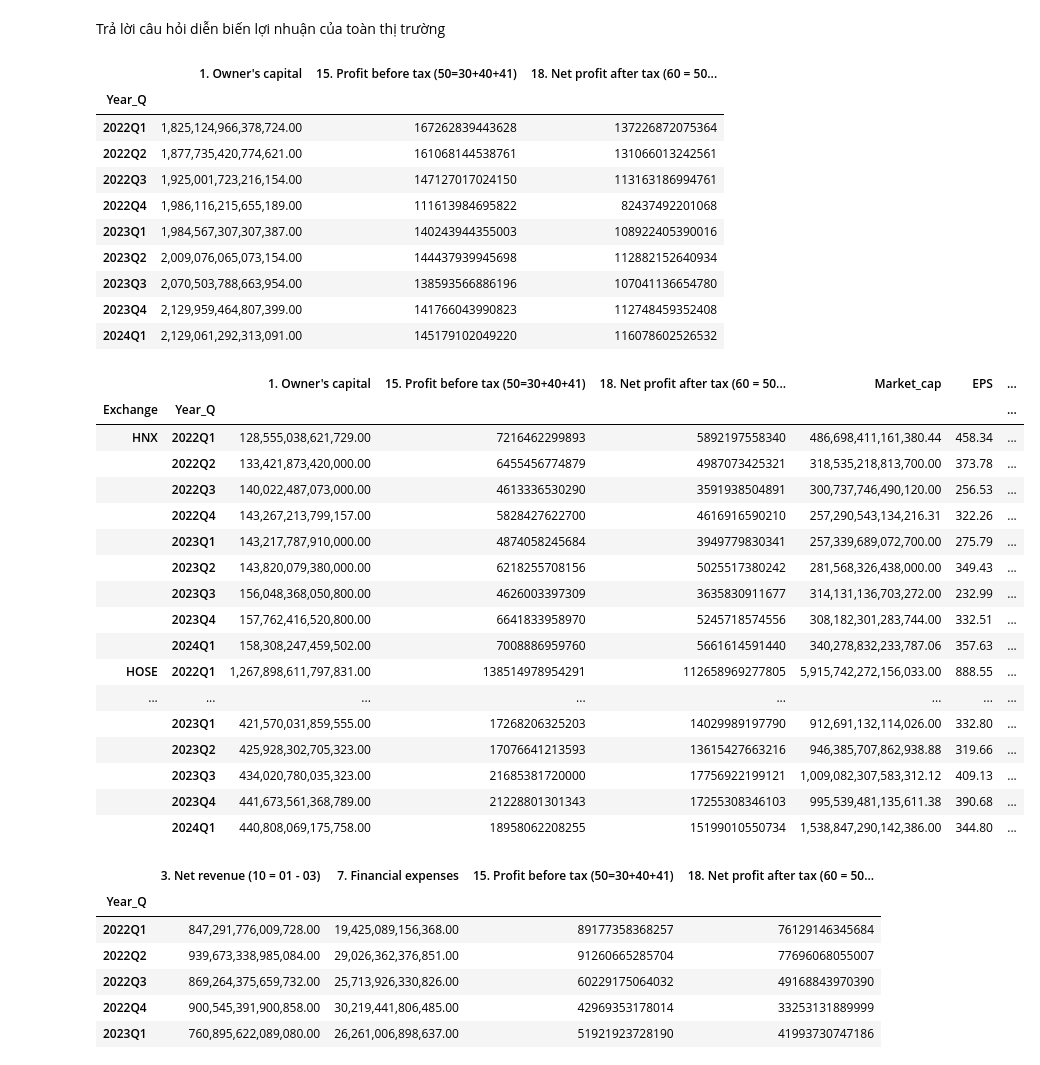
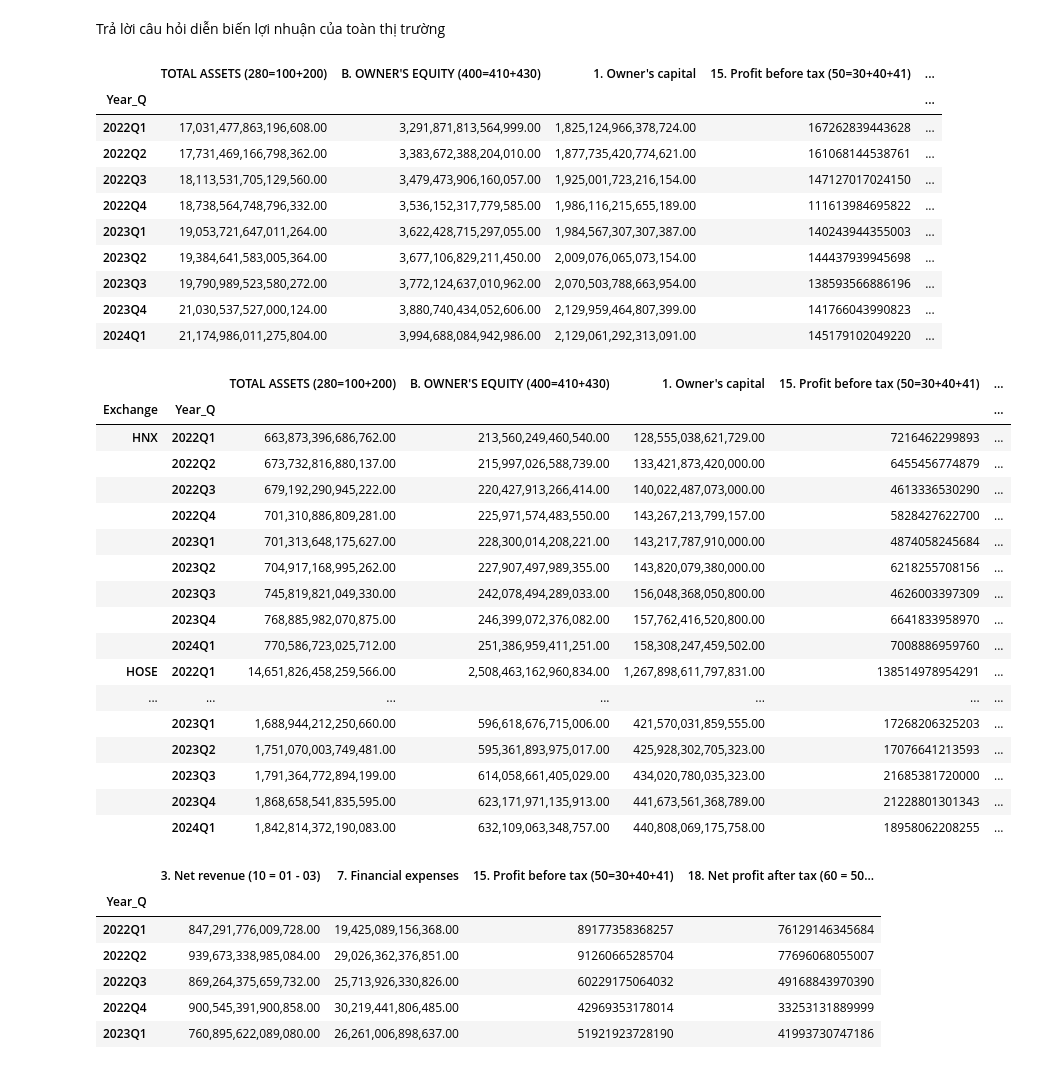
Before and after one commit to mrtotet/Statement_analyst_all_3, a Jupyter notebook: notebooks/data_from_vietstock/analyst.ipynb, the cells around one changed output. Drawn from its saved outputs; the diff is of its cells as text; code cells hidden in the pictures.

```diff
--- a/notebooks/data_from_vietstock/analyst.ipynb
+++ b/notebooks/data_from_vietstock/analyst.ipynb
@@ -15,47 +15,52 @@ BCTC_none_bds_airline_bank = pd.read_excel(file_BCTC_none_bds_airline_bank,sheet
 # %% [markdown]
 Trả lời câu hỏi diễn biến lợi nhuận của toàn thị trường
 # %%
-BCTC.groupby(['Year_Q'])[["1. Owner's capital ",'15. Profit before tax (50=30+40+41)','18. Net profit after tax  (60 = 50 - 51 - 52)']].sum()
+BCTC.groupby(['Year_Q'])[["TOTAL ASSETS (280=100+200)","B. OWNER'S EQUITY (400=410+430)","1. Owner's capital ",'15. Profit before tax (50=30+40+41)','18. Net profit after tax  (60 = 50 - 51 - 52)']].sum()
 # %% [output]
-|  | 1. Owner's capital | 15. Profit before tax (50=30+40+41) | 18. Net profit after tax (60 = 50... |
-| Year_Q |  |  |  |
-| 2022Q1 | 1,825,124,966,378,724.00 | 167262839443628 | 137226872075364 |
-| 2022Q2 | 1,877,735,420,774,621.00 | 161068144538761 | 131066013242561 |
-| 2022Q3 | 1,925,001,723,216,154.00 | 147127017024150 | 113163186994761 |
-| 2022Q4 | 1,986,116,215,655,189.00 | 111613984695822 | 82437492201068 |
-| 2023Q1 | 1,984,567,307,307,387.00 | 140243944355003 | 108922405390016 |
-| 2023Q2 | 2,009,076,065,073,154.00 | 144437939945698 | 112882152640934 |
-| 2023Q3 | 2,070,503,788,663,954.00 | 138593566886196 | 107041136654780 |
-| 2023Q4 | 2,129,959,464,807,399.00 | 141766043990823 | 112748459352408 |
-| 2024Q1 | 2,129,061,292,313,091.00 | 145179102049220 | 116078602526532 |
+|  | TOTAL ASSETS (280=100+200) | B. OWNER'S EQUITY (400=410+430) | 1. Owner's capital | 15. Profit before tax (50=30+40+41) | ... |
+| Year_Q |  |  |  |  | ... |
+| 2022Q1 | 17,031,477,863,196,608.00 | 3,291,871,813,564,999.00 | 1,825,124,966,378,724.00 | 167262839443628 | ... |
+| 2022Q2 | 17,731,469,166,798,362.00 | 3,383,672,388,204,010.00 | 1,877,735,420,774,621.00 | 161068144538761 | ... |
+| 2022Q3 | 18,113,531,705,129,560.00 | 3,479,473,906,160,057.00 | 1,925,001,723,216,154.00 | 147127017024150 | ... |
+| 2022Q4 | 18,738,564,748,796,332.00 | 3,536,152,317,779,585.00 | 1,986,116,215,655,189.00 | 111613984695822 | ... |
+| 2023Q1 | 19,053,721,647,011,264.00 | 3,622,428,715,297,055.00 | 1,984,567,307,307,387.00 | 140243944355003 | ... |
+| 2023Q2 | 19,384,641,583,005,364.00 | 3,677,106,829,211,450.00 | 2,009,076,065,073,154.00 | 144437939945698 | ... |
+| 2023Q3 | 19,790,989,523,580,272.00 | 3,772,124,637,010,962.00 | 2,070,503,788,663,954.00 | 138593566886196 | ... |
+| 2023Q4 | 21,030,537,527,000,124.00 | 3,880,740,434,052,606.00 | 2,129,959,464,807,399.00 | 141766043990823 | ... |
+| 2024Q1 | 21,174,986,011,275,804.00 | 3,994,688,084,942,986.00 | 2,129,061,292,313,091.00 | 145179102049220 | ... |
 # %%
 BCTC['Market_cap'] = BCTC["1. Owner's capital "]*BCTC['Close Price End of period']/10000
-Exchange_BCTC = BCTC.groupby(['Exchange','Year_Q'])[["1. Owner's capital ",'15. Profit before tax (50=30+40+41)','18. Net profit after tax  (60 = 50 - 51 - 52)','Market_cap']].sum()
+Exchange_BCTC = BCTC.groupby(['Exchange','Year_Q'])[["TOTAL ASSETS (280=100+200)","B. OWNER'S EQUITY (400=410+430)","1. Owner's capital ",'15. Profit before tax (50=30+40+41)','18. Net profit after tax  (60 = 50 - 51 - 52)','Market_cap']].sum()
 Exchange_BCTC['EPS'] = Exchange_BCTC['18. Net profit after tax  (60 = 50 - 51 - 52)']/(Exchange_BCTC["1. Owner's capital "]/10000)
 Exchange_BCTC['PE_quarter'] = Exchange_BCTC['Market_cap']/(Exchange_BCTC['18. Net profit after tax  (60 = 50 - 51 - 52)'])
 Exchange_BCTC['Rolling_Profit_4Q'] = Exchange_BCTC.groupby('Exchange')['18. Net profit after tax  (60 = 50 - 51 - 52)'].rolling(4).sum().reset_index(level=0, drop=True)
+Exchange_BCTC['Last_Year_Rolling_Profit_4Q'] = Exchange_BCTC.groupby(['Exchange'])['Rolling_Profit_4Q'].shift(4)  #lay loi nhuan rolling  cung ky nam truoc
+Exchange_BCTC['YoY_Growth_Rolling_Profit_4Q'] = (Exchange_BCTC['Rolling_Profit_4Q']/Exchange_BCTC['Last_Year_Rolling_Profit_4Q']-1)*100
+Exchange_BCTC['ROE(%)'] = Exchange_BCTC['Rolling_Profit_4Q']*100/Exchange_BCTC["1. Owner's capital "]
+Exchange_BCTC['ROA(%)'] = Exchange_BCTC['Rolling_Profit_4Q']*100/Exchange_BCTC["TOTAL ASSETS (280=100+200)"]
+Exchange_BCTC["Leverage"] = Exchange_BCTC["TOTAL ASSETS (280=100+200)"]/Exchange_BCTC["B. OWNER'S EQUITY (400=410+430)"]
 Exchange_BCTC['Rolling_EPS_4Q'] = Exchange_BCTC.groupby('Exchange')['EPS'].rolling(4).sum().reset_index(level=0, drop=True)
 Exchange_BCTC['Rolling_PE_4Q'] = Exchange_BCTC['Market_cap']/Exchange_BCTC['Rolling_Profit_4Q']
 Exchange_BCTC
 # %% [output]
-|  |  | 1. Owner's capital | 15. Profit before tax (50=30+40+41) | 18. Net profit after tax (60 = 50... | Market_cap | EPS | ... |
-| Exchange | Year_Q |  |  |  |  |  | ... |
-| HNX | 2022Q1 | 128,555,038,621,729.00 | 7216462299893 | 5892197558340 | 486,698,411,161,380.44 | 458.34 | ... |
-|  | 2022Q2 | 133,421,873,420,000.00 | 6455456774879 | 4987073425321 | 318,535,218,813,700.00 | 373.78 | ... |
-|  | 2022Q3 | 140,022,487,073,000.00 | 4613336530290 | 3591938504891 | 300,737,746,490,120.00 | 256.53 | ... |
-|  | 2022Q4 | 143,267,213,799,157.00 | 5828427622700 | 4616916590210 | 257,290,543,134,216.31 | 322.26 | ... |
-|  | 2023Q1 | 143,217,787,910,000.00 | 4874058245684 | 3949779830341 | 257,339,689,072,700.00 | 275.79 | ... |
-|  | 2023Q2 | 143,820,079,380,000.00 | 6218255708156 | 5025517380242 | 281,568,326,438,000.00 | 349.43 | ... |
-|  | 2023Q3 | 156,048,368,050,800.00 | 4626003397309 | 3635830911677 | 314,131,136,703,272.00 | 232.99 | ... |
-|  | 2023Q4 | 157,762,416,520,800.00 | 6641833958970 | 5245718574556 | 308,182,301,283,744.00 | 332.51 | ... |
-|  | 2024Q1 | 158,308,247,459,502.00 | 7008886959760 | 5661614591440 | 340,278,832,233,787.06 | 357.63 | ... |
-| HOSE | 2022Q1 | 1,267,898,611,797,831.00 | 138514978954291 | 112658969277805 | 5,915,742,272,156,033.00 | 888.55 | ... |
-| ... | ... | ... | ... | ... | ... | ... | ... |
-|  | 2023Q1 | 421,570,031,859,555.00 | 17268206325203 | 14029989197790 | 912,691,132,114,026.00 | 332.80 | ... |
-|  | 2023Q2 | 425,928,302,705,323.00 | 17076641213593 | 13615427663216 | 946,385,707,862,938.88 | 319.66 | ... |
-|  | 2023Q3 | 434,020,780,035,323.00 | 21685381720000 | 17756922199121 | 1,009,082,307,583,312.12 | 409.13 | ... |
-|  | 2023Q4 | 441,673,561,368,789.00 | 21228801301343 | 17255308346103 | 995,539,481,135,611.38 | 390.68 | ... |
-|  | 2024Q1 | 440,808,069,175,758.00 | 18958062208255 | 15199010550734 | 1,538,847,290,142,386.00 | 344.80 | ... |
+|  |  | TOTAL ASSETS (280=100+200) | B. OWNER'S EQUITY (400=410+430) | 1. Owner's capital | 15. Profit before tax (50=30+40+41) | ... |
+| Exchange | Year_Q |  |  |  |  | ... |
+| HNX | 2022Q1 | 663,873,396,686,762.00 | 213,560,249,460,540.00 | 128,555,038,621,729.00 | 7216462299893 | ... |
+|  | 2022Q2 | 673,732,816,880,137.00 | 215,997,026,588,739.00 | 133,421,873,420,000.00 | 6455456774879 | ... |
+|  | 2022Q3 | 679,192,290,945,222.00 | 220,427,913,266,414.00 | 140,022,487,073,000.00 | 4613336530290 | ... |
+|  | 2022Q4 | 701,310,886,809,281.00 | 225,971,574,483,550.00 | 143,267,213,799,157.00 | 5828427622700 | ... |
+|  | 2023Q1 | 701,313,648,175,627.00 | 228,300,014,208,221.00 | 143,217,787,910,000.00 | 4874058245684 | ... |
+|  | 2023Q2 | 704,917,168,995,262.00 | 227,907,497,989,355.00 | 143,820,079,380,000.00 | 6218255708156 | ... |
+|  | 2023Q3 | 745,819,821,049,330.00 | 242,078,494,289,033.00 | 156,048,368,050,800.00 | 4626003397309 | ... |
+|  | 2023Q4 | 768,885,982,070,875.00 | 246,399,072,376,082.00 | 157,762,416,520,800.00 | 6641833958970 | ... |
+|  | 2024Q1 | 770,586,723,025,712.00 | 251,386,959,411,251.00 | 158,308,247,459,502.00 | 7008886959760 | ... |
+| HOSE | 2022Q1 | 14,651,826,458,259,566.00 | 2,508,463,162,960,834.00 | 1,267,898,611,797,831.00 | 138514978954291 | ... |
+| ... | ... | ... | ... | ... | ... | ... |
+|  | 2023Q1 | 1,688,944,212,250,660.00 | 596,618,676,715,006.00 | 421,570,031,859,555.00 | 17268206325203 | ... |
+|  | 2023Q2 | 1,751,070,003,749,481.00 | 595,361,893,975,017.00 | 425,928,302,705,323.00 | 17076641213593 | ... |
+|  | 2023Q3 | 1,791,364,772,894,199.00 | 614,058,661,405,029.00 | 434,020,780,035,323.00 | 21685381720000 | ... |
+|  | 2023Q4 | 1,868,658,541,835,595.00 | 623,171,971,135,913.00 | 441,673,561,368,789.00 | 21228801301343 | ... |
+|  | 2024Q1 | 1,842,814,372,190,083.00 | 632,109,063,348,757.00 | 440,808,069,175,758.00 | 18958062208255 | ... |
 # %%
 BCTC_none_bds_airline_bank.groupby(['Year_Q'])[['3. Net revenue  (10 = 01 - 03)','7. Financial expenses','15. Profit before tax (50=30+40+41)','18. Net profit after tax  (60 = 50 - 51 - 52)']].sum()
 # %% [output]
```
Also changed, not shown: parts of 3 cells of this notebook.
